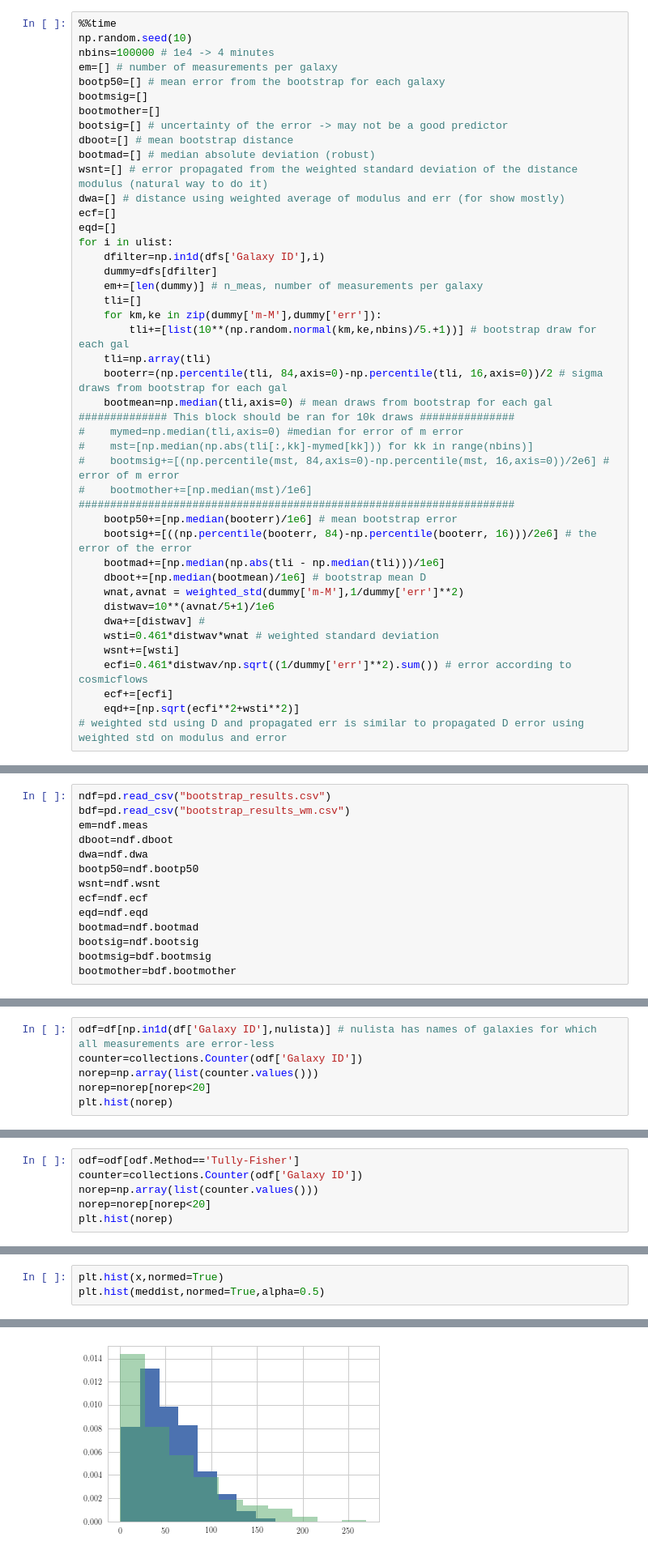
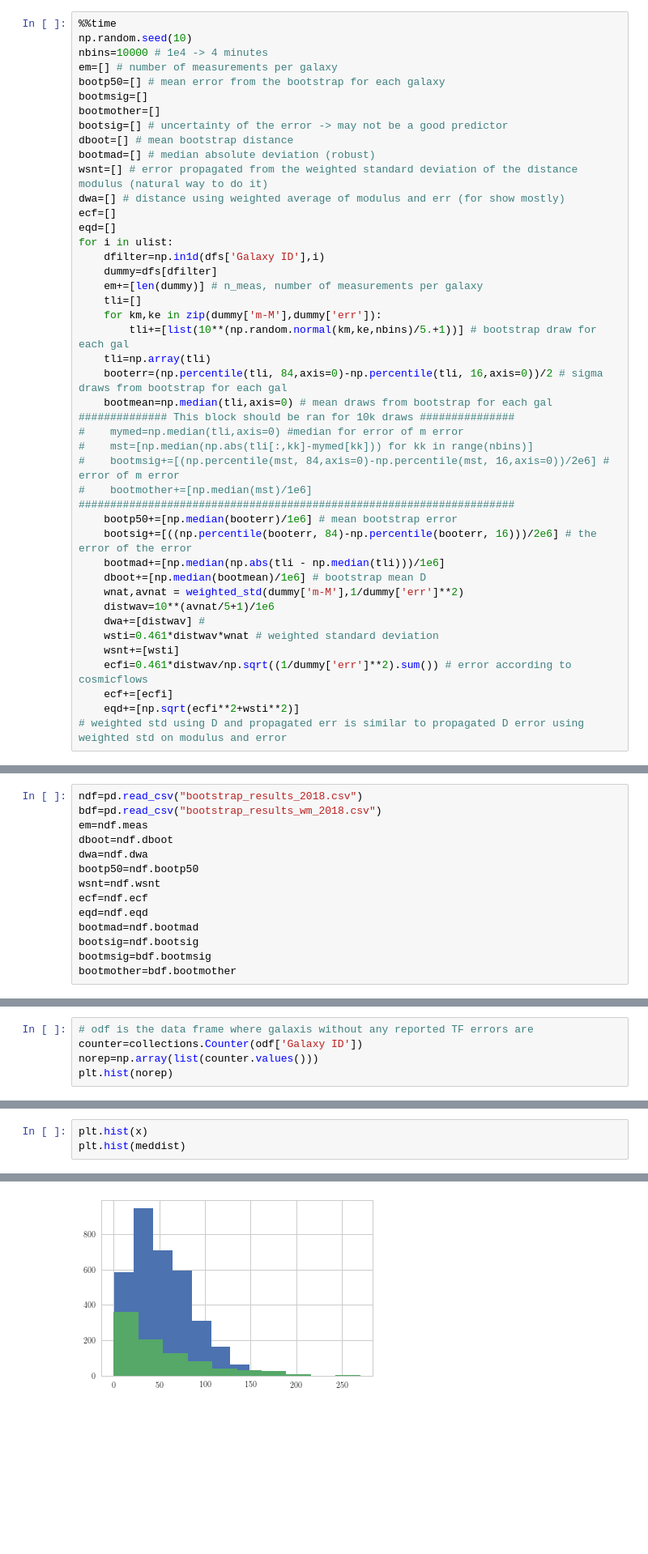
Before and after one commit to saint-germain/errorprediction, a Jupyter notebook: correctdiscrepancy.ipynb, the cells around one changed output, grey strips where cells are left out. Shown at 81% size. Drawn from its saved outputs; the diff is of its cells as text; blank space fills up the shorter version.

```diff
--- a/correctdiscrepancy.ipynb
+++ b/correctdiscrepancy.ipynb
@@ -86,7 +83,7 @@ No. of Galaxies without reported errors is 818
 # %%
 %%time
 np.random.seed(10)
-nbins=100000 # 1e4 -> 4 minutes
+nbins=10000 # 1e4 -> 4 minutes
 em=[] # number of measurements per galaxy
 bootp50=[] # mean error from the bootstrap for each galaxy
 bootmsig=[]
@@ -145,8 +137,8 @@ dfm.to_csv("bootstrap_results_wm.csv")
 # %% [markdown]
 ### Continue from here
 # %%
-ndf=pd.read_csv("bootstrap_results.csv")
-bdf=pd.read_csv("bootstrap_results_wm.csv")
+ndf=pd.read_csv("bootstrap_results_2018.csv")
+bdf=pd.read_csv("bootstrap_results_wm_2018.csv")
 em=ndf.meas
 dboot=ndf.dboot
 dwa=ndf.dwa
@@ -799,7 +763,6 @@ plt.savefig('mnras/drawsq2.pdf', dpi=reso,transparent=True)
 # %%
-odf=df[np.in1d(df['Galaxy ID'],nulista)] # nulista has names of galaxies for which all measurements are error-less
+# odf is the data frame where galaxis without any reported TF errors are
 counter=collections.Counter(odf['Galaxy ID'])
 norep=np.array(list(counter.values()))
-norep=norep[norep<20]
 plt.hist(norep)
 # %% [output]
@@ -811,6 +774,0 @@ plt.hist(norep)
-# %%
-odf=odf[odf.Method=='Tully-Fisher']
-counter=collections.Counter(odf['Galaxy ID'])
-norep=np.array(list(counter.values()))
-norep=norep[norep<20]
-plt.hist(norep)
@@ -929,4 +870,4 @@ plt.savefig('mnras/predl2.png', dpi=reso,transparent=True)
 # %%
-plt.hist(x,normed=True)
-plt.hist(meddist,normed=True,alpha=0.5)
+plt.hist(x)
+plt.hist(meddist)
 # %% [output]
@@ -935,7 +875,7 @@ plt.hist(meddist,normed=True,alpha=0.5)
  array([  7.66000000e-02,   2.70689400e+01,   5.40612800e+01,
           8.10536200e+01,   1.08045960e+02,   1.35038300e+02,
           1.62030640e+02,   1.89022980e+02,   2.16015320e+02,
           2.43007660e+02,   2.70000000e+02]),
  <a list of 10 Patch objects>)
-[figure, old version]
+[figure, new version]
 # %%
```
Also changed, not shown: parts of 56 cells of this notebook, 35 other files.
